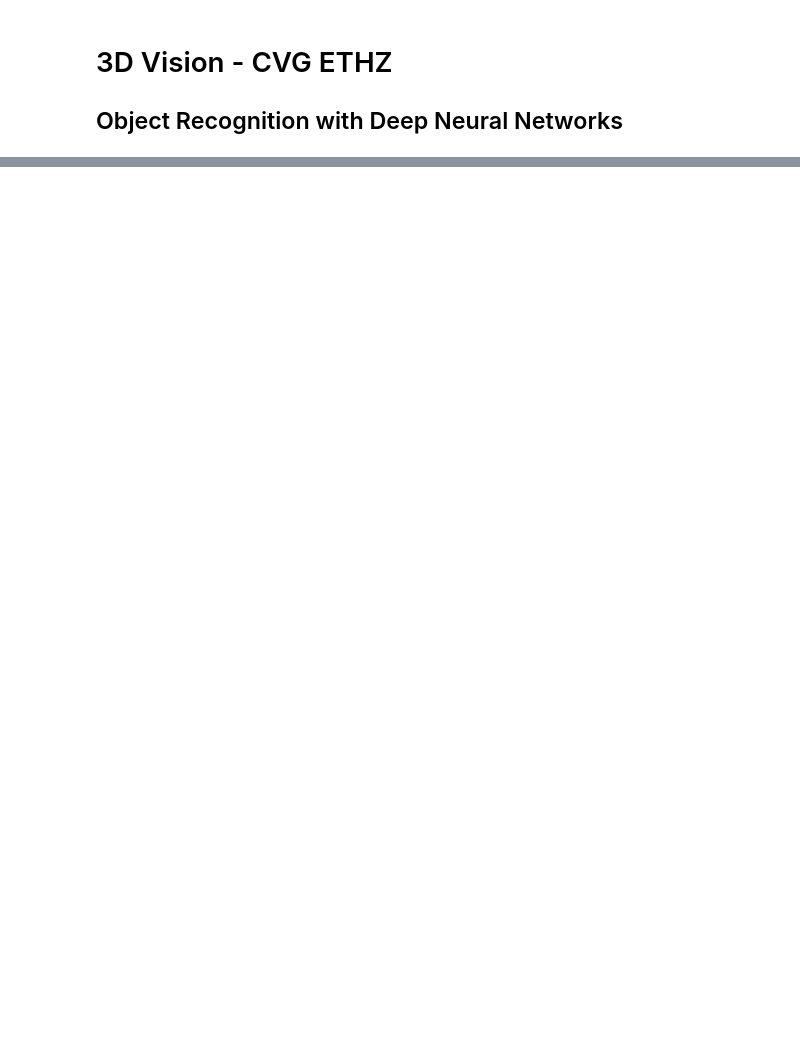
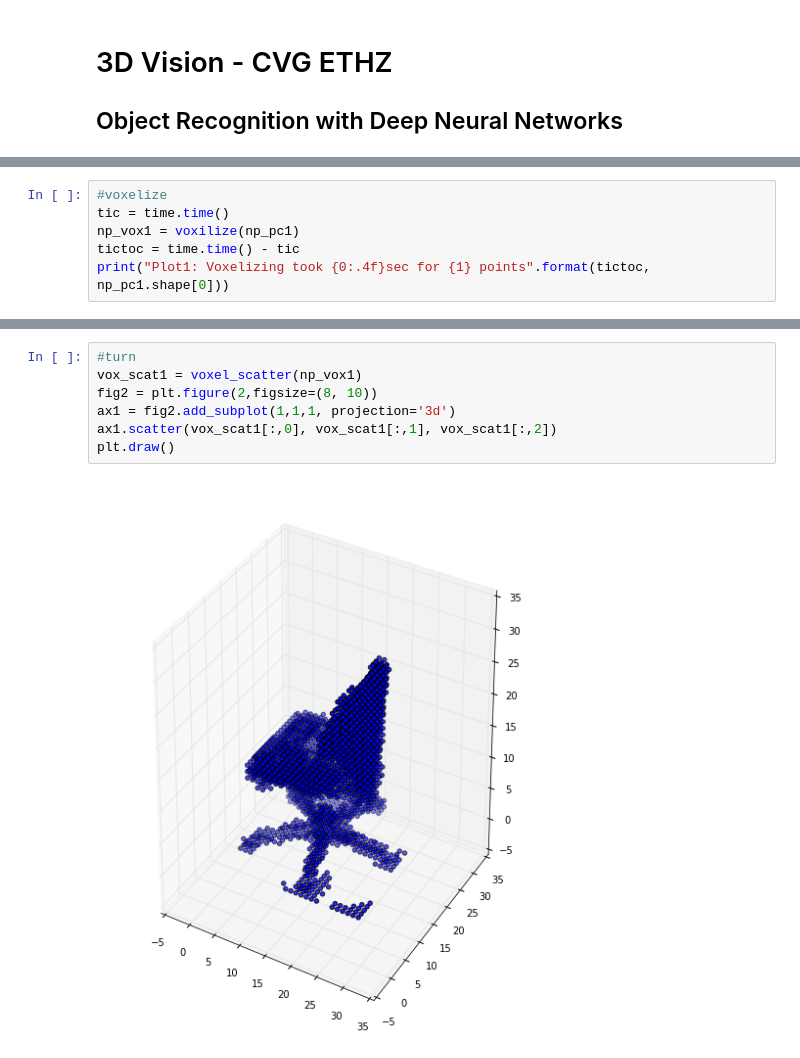
Before and after one commit to AICAE/Deep-3D-Obj-Recognition, a Jupyter notebook: src/live_demo.ipynb, the cells around one changed output, grey strips where cells are left out. Cells and saved outputs as stored; diff of their text form; blank space fills up the shorter version.

```diff
--- a/src/live_demo.ipynb
+++ b/src/live_demo.ipynb
@@ -12,0 +23,6 @@ from mpl_toolkits.mplot3d import Axes3D
+# %%
+#voxelize
+tic = time.time()
+np_vox1 = voxilize(np_pc1)
+tictoc = time.time() - tic
+print("Plot1: Voxelizing took {0:.4f}sec for {1} points".format(tictoc, np_pc1.shape[0]))
@@ -13,3 +31,12 @@ from mpl_toolkits.mplot3d import Axes3D
+# %%
+#turn
+vox_scat1 = voxel_scatter(np_vox1)
+fig2 = plt.figure(2,figsize=(8, 10))
+ax1 = fig2.add_subplot(1,1,1, projection='3d')
+ax1.scatter(vox_scat1[:,0], vox_scat1[:,1], vox_scat1[:,2])
+plt.draw()
+# %% [output]
+[figure, added]
 # %%
 tic = time.time()
 obj_det = detector_voxnet("data/weights_modelnet40_acc0-8234_2016-5-20-3-47.h5")
```
Also changed, not shown: parts of 11 cells of this notebook, 3 other files.
